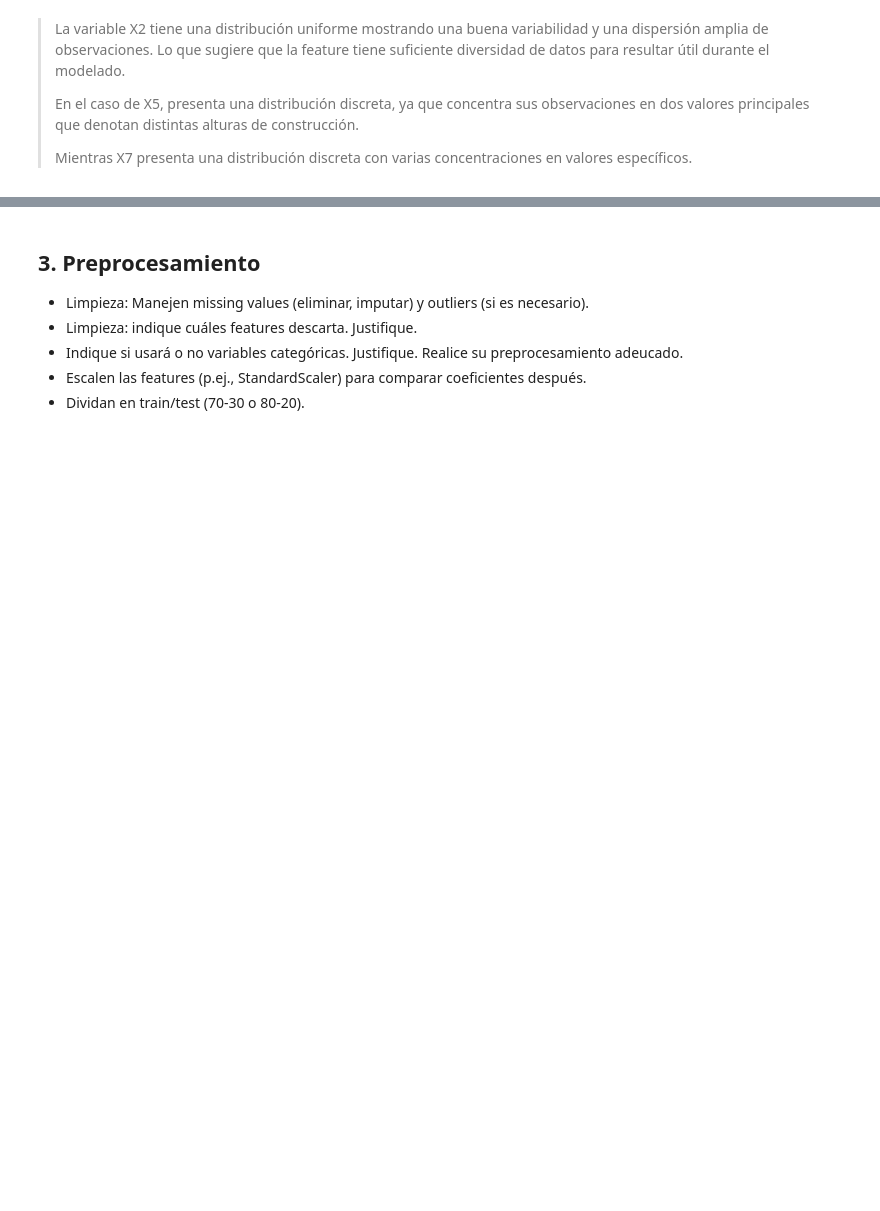
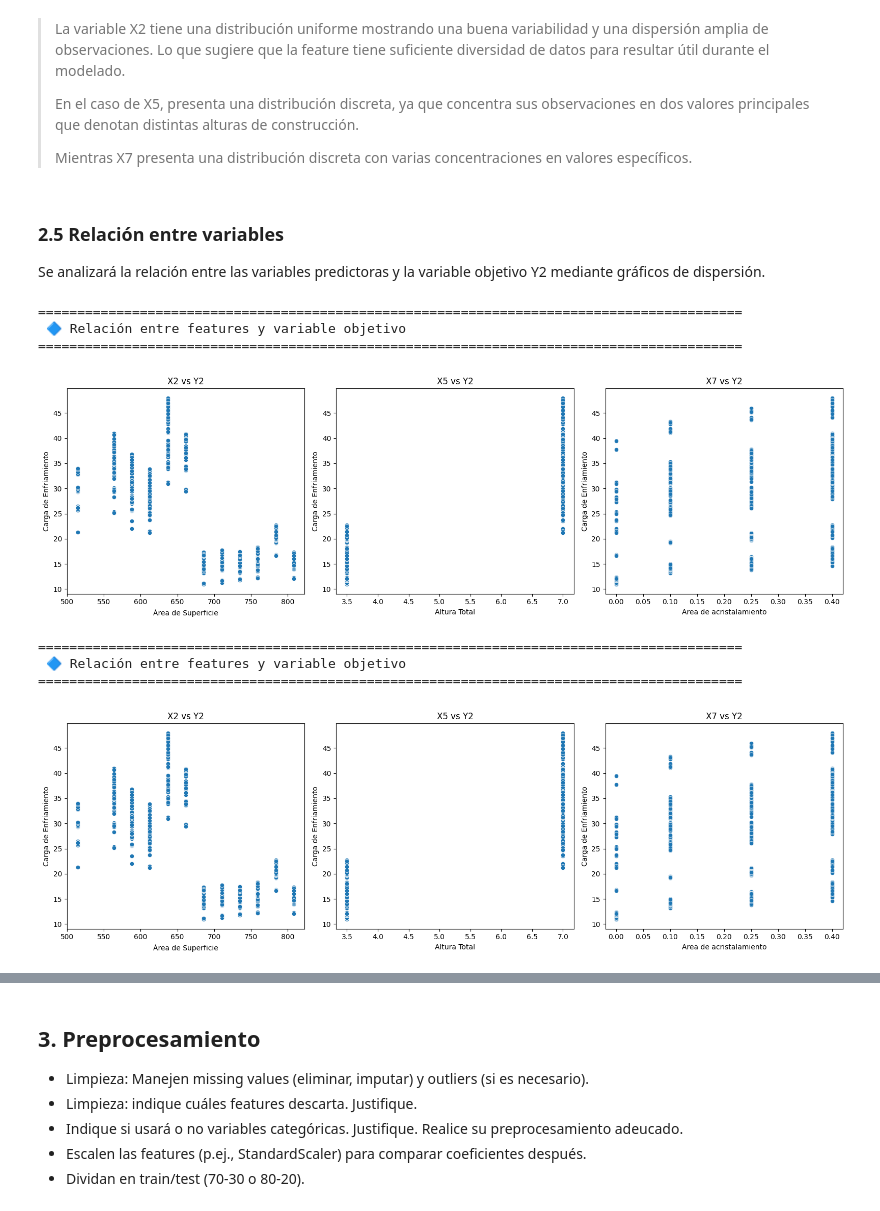
Before and after one commit to fernandolievano/aprendizaje-automatico-1, a Jupyter notebook: [TP4]_AA1_regresion_lineal.ipynb, the cells around one changed output, grey strips where cells are left out. Drawn from its saved outputs; the diff is of its cells as text; code cells hidden in the pictures; blank space fills up the shorter version.

```diff
--- a/[TP4]_AA1_regresion_lineal.ipynb
+++ b/[TP4]_AA1_regresion_lineal.ipynb
@@ -260,3 +318,41 @@ plt.show()
 > En el caso de X5, presenta una distribución discreta, ya que concentra sus observaciones en dos valores principales que denotan distintas alturas de construcción.
 >
 > Mientras X7 presenta una distribución discreta con varias concentraciones en valores específicos.
+# %% [markdown]
+### 2.5 Relación entre variables
+
+Se analizará la relación entre las variables predictoras y la variable objetivo Y2 mediante gráficos de dispersión.
+# %%
+print_title('Relación entre features y variable objetivo')
+
+fig, axes = plt.subplots(1, 3, figsize=(16, 5))
+
+# X2 vs Y2
+sns.scatterplot(x=df['X2'], y=df['Y2'], ax=axes[0])
+axes[0].set_title('X2 vs Y2')
+axes[0].set_xlabel('Área de Superficie')
+axes[0].set_ylabel('Carga de Enfriamiento')
+
+# X5 vs Y2
+sns.scatterplot(x=df['X5'], y=df['Y2'], ax=axes[1])
+axes[1].set_title('X5 vs Y2')
+axes[1].set_xlabel('Altura Total')
+axes[1].set_ylabel('Carga de Enfriamiento')
+
+# X7 vs Y2
+sns.scatterplot(x=df['X7'], y=df['Y2'], ax=axes[2])
+axes[2].set_title('X7 vs Y2')
+axes[2].set_xlabel('Area de acristalamiento')
+axes[2].set_ylabel('Carga de Enfriamiento')
+
+plt.tight_layout()
+plt.show()
+# %% [output]
+==========================================================================================
+ 🔷 Relación entre features y variable objetivo
+==========================================================================================
+[figure, added]
+==========================================================================================
+ 🔷 Relación entre features y variable objetivo
+==========================================================================================
+[figure, added]
```
Also changed, not shown: parts of 54 cells of this notebook.
